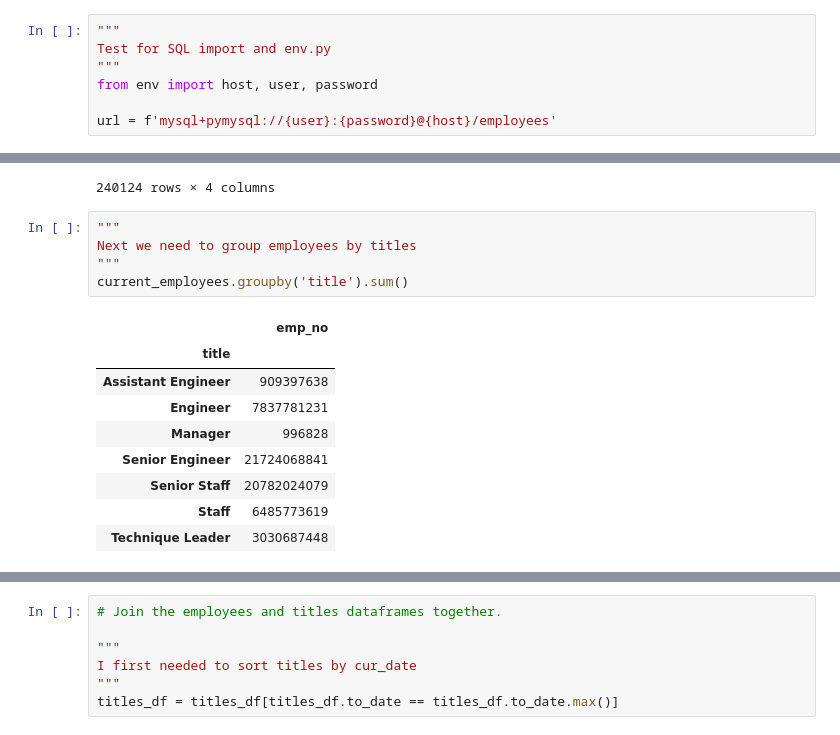
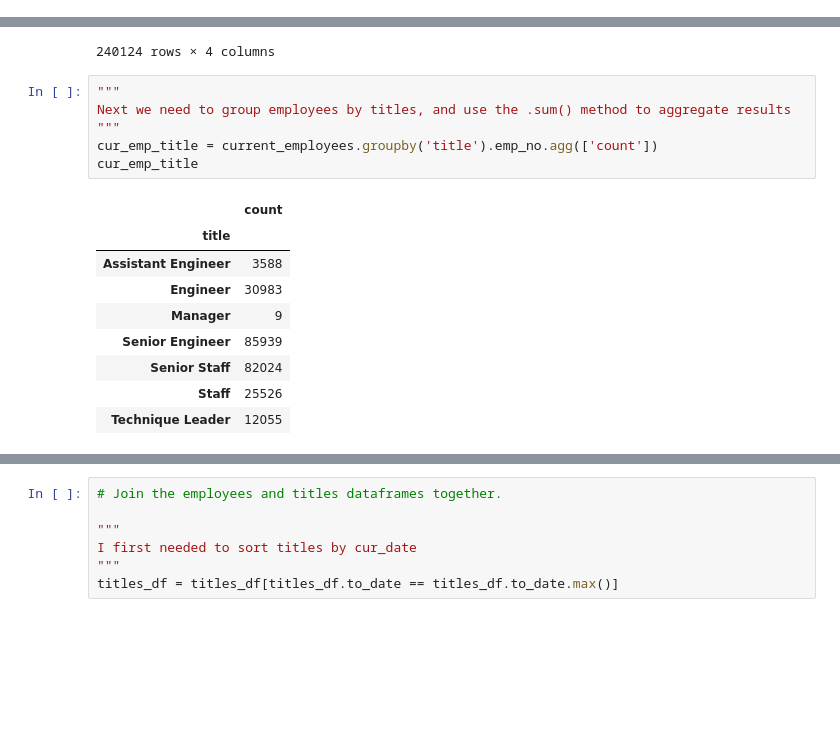
Before and after one commit to CSolitaire/numpy-pandas-visualization-exercises, a Jupyter notebook: advanced_dataframes.ipynb, the cells around one changed output, grey strips where cells are left out. Cells and saved outputs as stored; diff of their text form; blank space fills up the shorter version.

```diff
--- a/advanced_dataframes.ipynb
+++ b/advanced_dataframes.ipynb
@@ -9,10 +9,3 @@ import matplotlib.pyplot as plt
 %matplotlib inline
 plt.rc('figure', figsize=(12, 6))
 from pydataset import data
-# %%
-"""
-Test for SQL import and env.py
-"""
-from env import host, user, password
-
-url = f'mysql+pymysql://{user}:{password}@{host}/employees'
@@ -370,16 +356,17 @@ current_employees
 240124 rows × 4 columns
 # %%
 """
-Next we need to group employees by titles
+Next we need to group employees by titles, and use the .sum() method to aggregate results
 """
-current_employees.groupby('title').sum()
+cur_emp_title = current_employees.groupby('title').emp_no.agg(['count'])
+cur_emp_title
 # %% [output]
-|  | emp_no |
+|  | count |
 | title |  |
-| Assistant Engineer | 909397638 |
-| Engineer | 7837781231 |
-| Manager | 996828 |
-| Senior Engineer | 21724068841 |
-| Senior Staff | 20782024079 |
-| Staff | 6485773619 |
-| Technique Leader | 3030687448 |
+| Assistant Engineer | 3588 |
+| Engineer | 30983 |
+| Manager | 9 |
+| Senior Engineer | 85939 |
+| Senior Staff | 82024 |
+| Staff | 25526 |
+| Technique Leader | 12055 |
```
Also changed, not shown: parts of 16 cells of this notebook.
